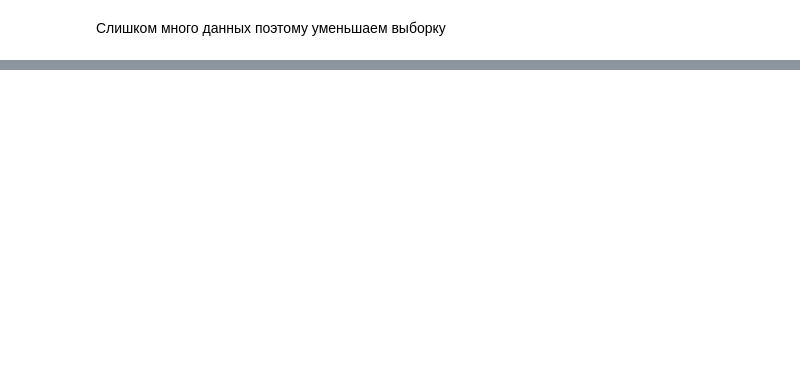
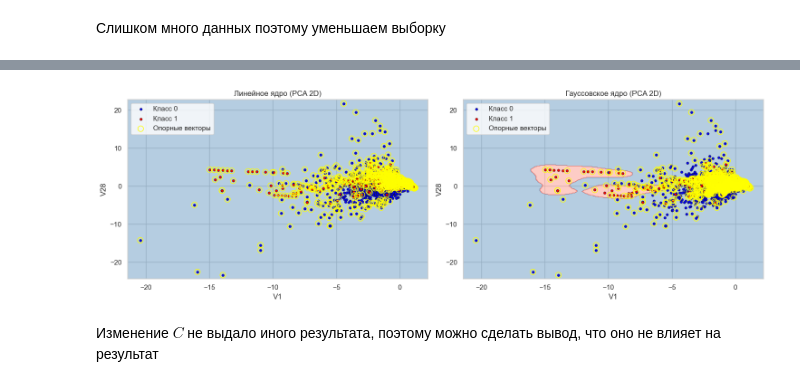
Before and after one commit to lasle512/KPFURepo_AI_2026, a Jupyter notebook: lab6/SkripkoDanil_4231133_lab6.ipynb, the cells around one changed output, grey strips where cells are left out. Cells and saved outputs as stored; diff of their text form; code cells hidden in the pictures; blank space fills up the shorter version.

```diff
--- a/lab6/SkripkoDanil_4231133_lab6.ipynb
+++ b/lab6/SkripkoDanil_4231133_lab6.ipynb
@@ -132,0 +143,40 @@ plt.show()
+# %%
+from sklearn.decomposition import PCA
+from matplotlib.colors import ListedColormap
+
+pca = PCA(n_components=2)
+X_small_2d = pca.fit_transform(X_train_small)
+X_test_2d = pca.transform(X_test_scaled)
+
+svm_lin_2d = SVC(kernel="linear", C=0.1, random_state=42).fit(X_small_2d, y_train_small)
+svm_rbf_2d = SVC(kernel="rbf", C=1.0, gamma="scale", random_state=42).fit(X_small_2d, y_train_small)
+
+def plot_decision_boundary(model, X_set, y_set, ax, title):
+    X1, X2 = np.meshgrid(
+        np.linspace(X_set[:,0].min()-1, X_set[:,0].max()+1, 300),
+        np.linspace(X_set[:,1].min()-1, X_set[:,1].max()+1, 300),
+    )
+    Z = model.predict(np.c_[X1.ravel(), X2.ravel()]).reshape(X1.shape)
+    ax.contourf(X1, X2, Z, alpha=0.4, cmap=ListedColormap(("steelblue", "salmon")))
+
+    for c, color in zip([0, 1], ["blue", "red"]):
+        mask = (y_set == c)
+        ax.scatter(X_set[mask,0], X_set[mask,1], color=color, s=15,
+                   edgecolors="k", linewidth=0.5, label=f"Класс {c}")
+
+    ax.scatter(model.support_vectors_[:,0], model.support_vectors_[:,1],
+               s=80, facecolors="none", edgecolors="yellow", label="Опорные векторы")
+    ax.set_title(title)
+    ax.set_xlabel("V1")
+    ax.set_ylabel("V28")
+    ax.legend()
+
+fig, axes = plt.subplots(1, 2, figsize=(15, 5))
+plot_decision_boundary(svm_lin_2d, X_small_2d, y_train_small.values, axes[0], "Линейное ядро (PCA 2D)")
+plot_decision_boundary(svm_rbf_2d, X_small_2d, y_train_small.values, axes[1], "Гауссовское ядро (PCA 2D)")
+plt.tight_layout()
+plt.show()
+# %% [output]
+[figure, added]
+# %% [markdown]
+Изменение $C$ не выдало иного результата, поэтому можно сделать вывод, что оно не влияет на результат
```
Also changed, not shown: parts of 10 cells of this notebook, 1 other file.
